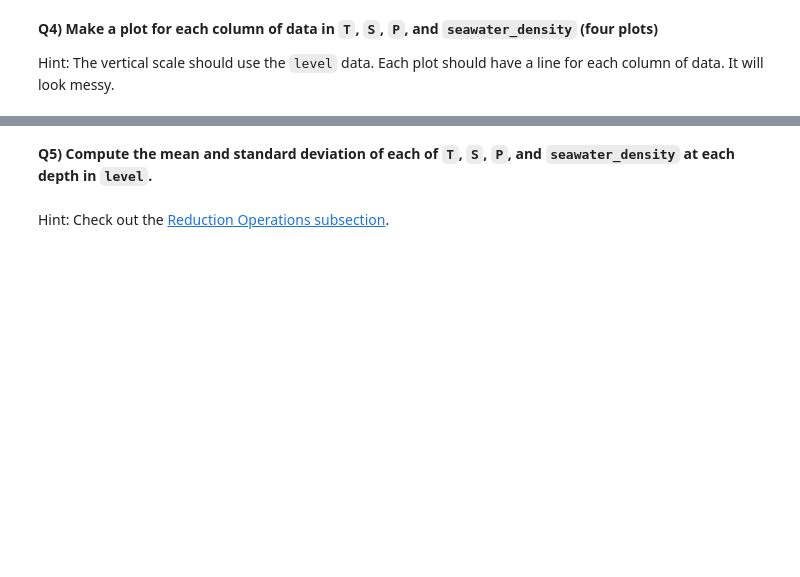
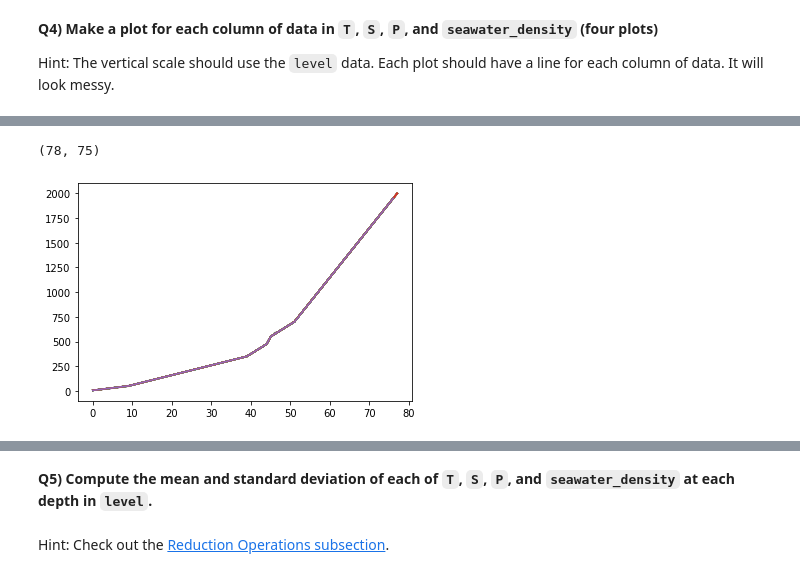
Before and after one commit to Wenyue24/2022_ML_Earth_Env_Sci, a Jupyter notebook: Lab_Notebooks/S1_2_Numpy.ipynb, the cells around one changed output, grey strips where cells are left out. Drawn from its saved outputs; the diff is of its cells as text; code cells hidden in the pictures; blank space fills up the shorter version.

```diff
--- a/Lab_Notebooks/S1_2_Numpy.ipynb
+++ b/Lab_Notebooks/S1_2_Numpy.ipynb
@@ -533,4 +590,9 @@ Hint: The vertical scale should use the `level` data. Each plot should have a li
 # %%
 # Plot 3
+plt.plot(P)
+P.shape
+# %% [output]
+(78, 75)
+[figure, added]
 # %%
 # Plot 4
```
Also changed, not shown: parts of 27 cells of this notebook.
